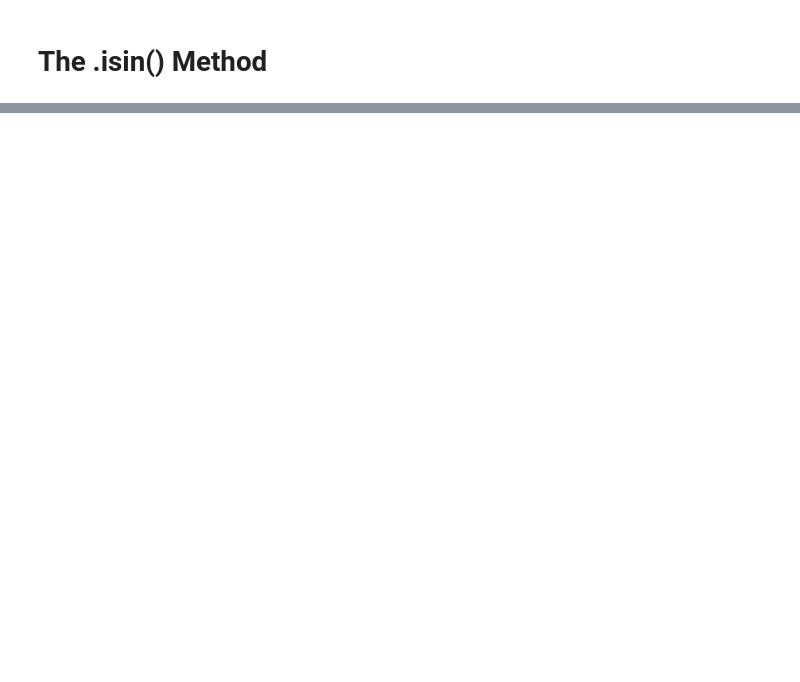
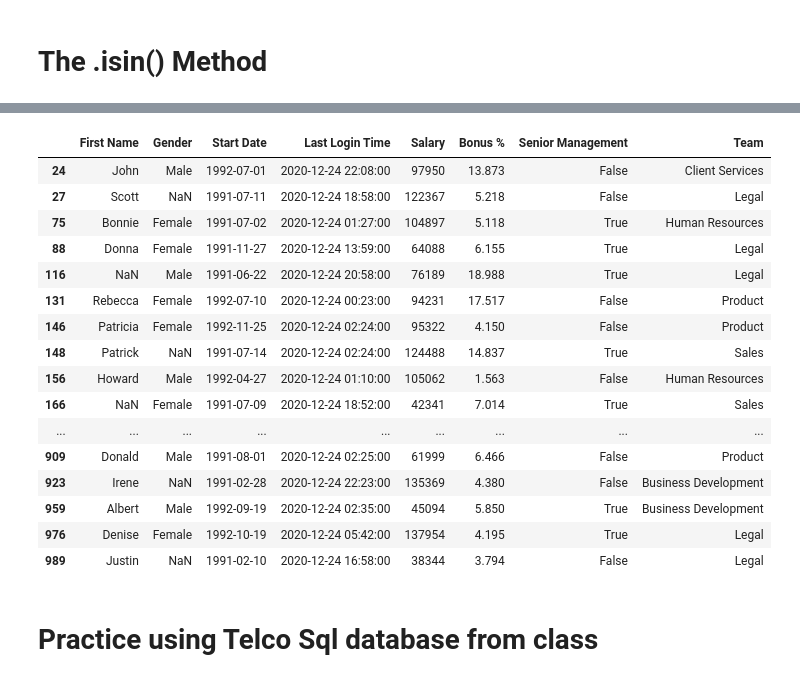
Before and after one commit to matt-c-knight/Udemy-data_analysis_pandas, a Jupyter notebook: DataFrames2.ipynb, the cells around one changed output, grey strips where cells are left out. Cells and saved outputs as stored; diff of their text form; code cells hidden in the pictures; blank space fills up the shorter version.

```diff
--- a/DataFrames2.ipynb
+++ b/DataFrames2.ipynb
@@ -312,0 +391,22 @@ df['Team'].isin()
+# %%
+mask = df['Start Date'].between ("1991-01-01", "1992-12-31")
+# %%
+df[mask]
+# %% [output]
+|  | First Name | Gender | Start Date | Last Login Time | Salary | Bonus % | Senior Management | Team |
+| 24 | John | Male | 1992-07-01 | 2020-12-24 22:08:00 | 97950 | 13.873 | False | Client Services |
+| 27 | Scott | NaN | 1991-07-11 | 2020-12-24 18:58:00 | 122367 | 5.218 | False | Legal |
+| 75 | Bonnie | Female | 1991-07-02 | 2020-12-24 01:27:00 | 104897 | 5.118 | True | Human Resources |
+| 88 | Donna | Female | 1991-11-27 | 2020-12-24 13:59:00 | 64088 | 6.155 | True | Legal |
+| 116 | NaN | Male | 1991-06-22 | 2020-12-24 20:58:00 | 76189 | 18.988 | True | Legal |
+| 131 | Rebecca | Female | 1992-07-10 | 2020-12-24 00:23:00 | 94231 | 17.517 | False | Product |
+| 146 | Patricia | Female | 1992-11-25 | 2020-12-24 02:24:00 | 95322 | 4.150 | False | Product |
+| 148 | Patrick | NaN | 1991-07-14 | 2020-12-24 02:24:00 | 124488 | 14.837 | True | Sales |
+| 156 | Howard | Male | 1992-04-27 | 2020-12-24 01:10:00 | 105062 | 1.563 | False | Human Resources |
+| 166 | NaN | Female | 1991-07-09 | 2020-12-24 18:52:00 | 42341 | 7.014 | True | Sales |
+| ... | ... | ... | ... | ... | ... | ... | ... | ... |
+| 909 | Donald | Male | 1991-08-01 | 2020-12-24 02:25:00 | 61999 | 6.466 | False | Product |
+| 923 | Irene | NaN | 1991-02-28 | 2020-12-24 22:23:00 | 135369 | 4.380 | False | Business Development |
+| 959 | Albert | Male | 1992-09-19 | 2020-12-24 02:35:00 | 45094 | 5.850 | True | Business Development |
+| 976 | Denise | Female | 1992-10-19 | 2020-12-24 05:42:00 | 137954 | 4.195 | True | Legal |
+| 989 | Justin | NaN | 1991-02-10 | 2020-12-24 16:58:00 | 38344 | 3.794 | False | Legal |
@@ -312,0 +415,2 @@ df['Team'].isin()
+# %% [markdown]
+# Practice using Telco Sql database from class
```
Also changed, not shown: parts of 35 cells of this notebook.
